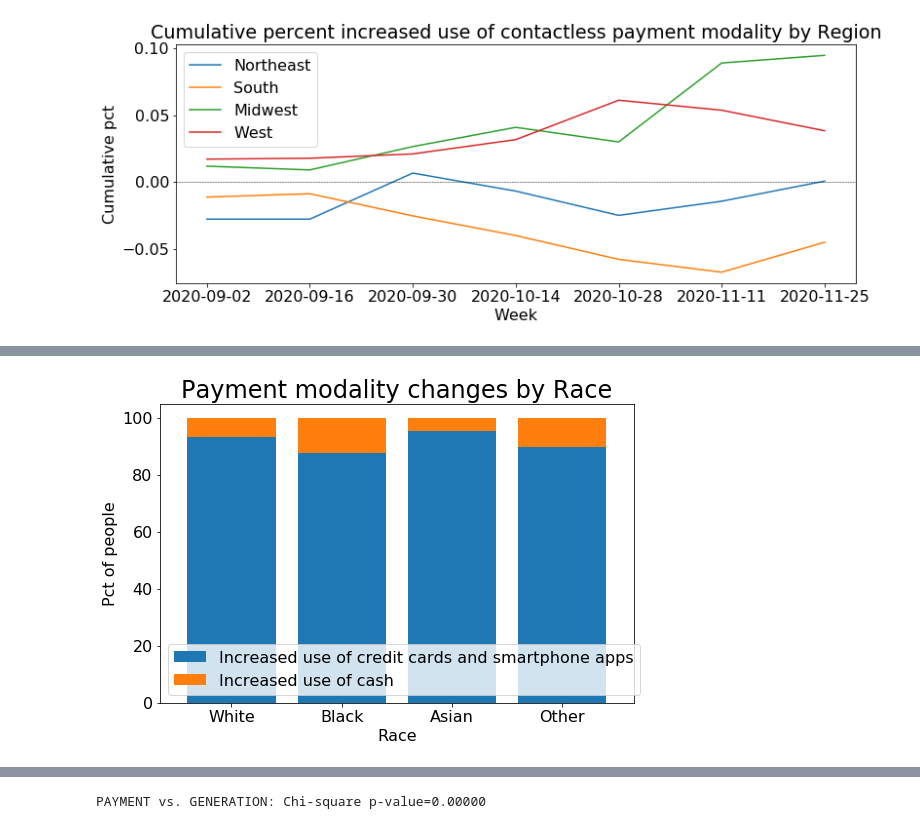
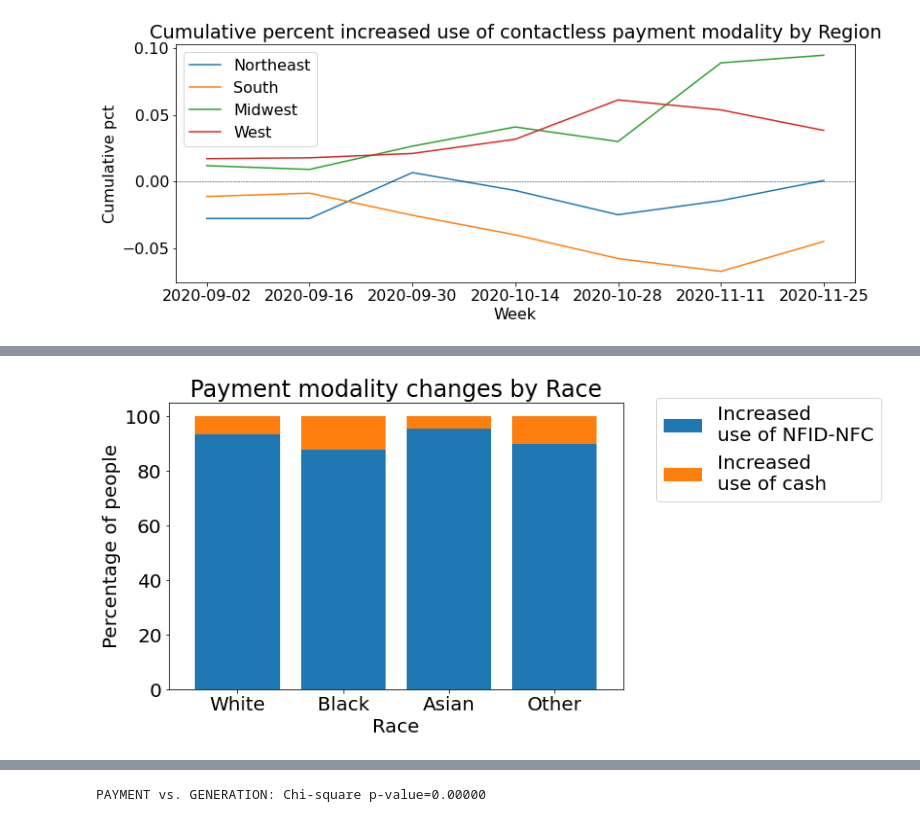
Before and after one commit to Daesparz/DS4A2020_Empowerment, a Jupyter notebook: exploratory_data_analysis/household_pulse_EDA.ipynb, the cells around one changed output, grey strips where cells are left out. Drawn from its saved outputs; the diff is of its cells as text; code cells hidden in the pictures.

Commit message:
fix figures sizes and axes labels

```diff
--- a/exploratory_data_analysis/household_pulse_EDA.ipynb
+++ b/exploratory_data_analysis/household_pulse_EDA.ipynb
@@ -868,21 +868,21 @@ PAYMENT vs. RRACE: Chi-square p-value=0.00000
 # %%
 payment_educ = df_payment_valid.groupby(['RRACE', 'PAYMENT']).count()
 payment_educ = payment_educ/payment_educ.groupby(level=[0]).sum()*100
 
 test = payment_educ.SCRAM.unstack('PAYMENT').fillna(0)
-legend = ['Increased use of credit cards and smartphone apps', 'Increased use of cash']
+legend = ['Increased \nuse of NFID-NFC', 'Increased \nuse of cash']
 labels = race
 
 fig, ax = plt.subplots(figsize=(8.5, 5.5))
 _ = test.plot(kind='bar', stacked=True, ax=ax, width=0.8)
 _ = plt.xticks(np.arange(len(labels)), labels, rotation=0)
-_ = plt.legend(legend)
 _ = plt.rcParams.update({'font.size': 20})
 _ = plt.title('Payment modality changes by Race')
 _ = plt.xlabel('Race')
-_ = plt.ylabel('Pct of people')
+_ = plt.ylabel('Percentage of people')
+_ = ax.legend(legend, bbox_to_anchor=(1.05, 1.05))
 # %% [output]
-[figure, old version]
+[figure, new version]
 # %%
 get_rctable('PAYMENT', 'EEDUC', df_payment_valid)
 # %% [output]
```
Also changed, not shown: parts of 24 cells of this notebook.
